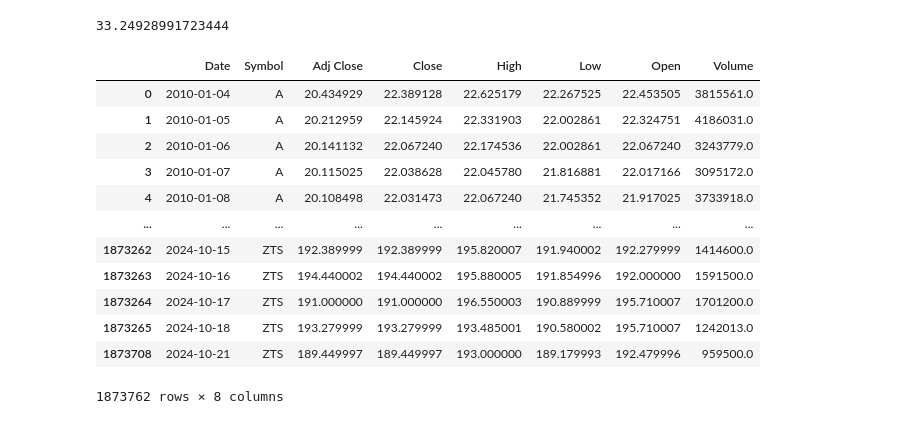
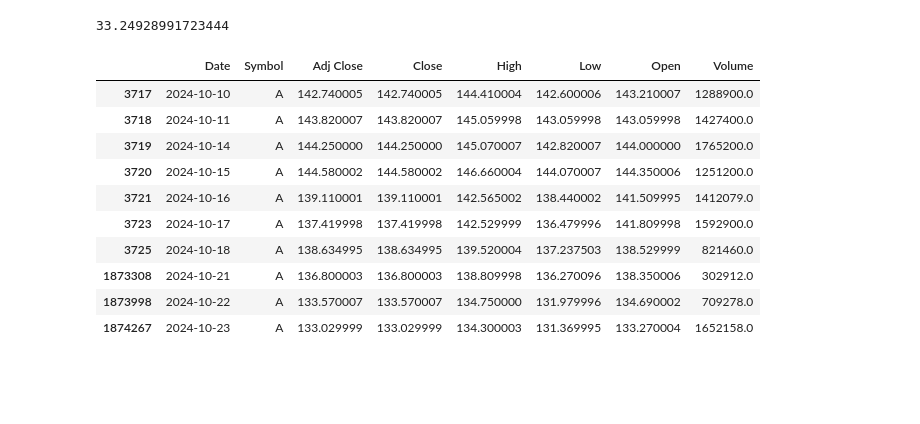
Before and after one commit to uniquedapoet/StockTradingModel, a Jupyter notebook: model_decision_EDA.ipynb, the cells around one changed output. Cells and saved outputs as stored; diff of their text form; code cells hidden in the pictures; blank space fills up the shorter version.

```diff
--- a/model_decision_EDA.ipynb
+++ b/model_decision_EDA.ipynb
@@ -240,18 +240,18 @@ total_movement/len(sim_results['Stock Name'].unique())
 # %%
 import pandas as pd
 sp500 = pd.read_csv('data/sp500_stocks.csv')
 sp500 = sp500.sort_values(by=['Symbol','Date'])
+sp500 = sp500.drop_duplicates(subset=['Symbol', 'Date'], keep='last')
+sp500[sp500['Symbol'] == 'A'].tail(10)
 # %% [output]
 |  | Date | Symbol | Adj Close | Close | High | Low | Open | Volume |
-| 0 | 2010-01-04 | A | 20.434929 | 22.389128 | 22.625179 | 22.267525 | 22.453505 | 3815561.0 |
-| 1 | 2010-01-05 | A | 20.212959 | 22.145924 | 22.331903 | 22.002861 | 22.324751 | 4186031.0 |
-| 2 | 2010-01-06 | A | 20.141132 | 22.067240 | 22.174536 | 22.002861 | 22.067240 | 3243779.0 |
-| 3 | 2010-01-07 | A | 20.115025 | 22.038628 | 22.045780 | 21.816881 | 22.017166 | 3095172.0 |
-| 4 | 2010-01-08 | A | 20.108498 | 22.031473 | 22.067240 | 21.745352 | 21.917025 | 3733918.0 |
-| ... | ... | ... | ... | ... | ... | ... | ... | ... |
-| 1873262 | 2024-10-15 | ZTS | 192.389999 | 192.389999 | 195.820007 | 191.940002 | 192.279999 | 1414600.0 |
-| 1873263 | 2024-10-16 | ZTS | 194.440002 | 194.440002 | 195.880005 | 191.854996 | 192.000000 | 1591500.0 |
-| 1873264 | 2024-10-17 | ZTS | 191.000000 | 191.000000 | 196.550003 | 190.889999 | 195.710007 | 1701200.0 |
-| 1873265 | 2024-10-18 | ZTS | 193.279999 | 193.279999 | 193.485001 | 190.580002 | 195.710007 | 1242013.0 |
-| 1873708 | 2024-10-21 | ZTS | 189.449997 | 189.449997 | 193.000000 | 189.179993 | 192.479996 | 959500.0 |
+| 3717 | 2024-10-10 | A | 142.740005 | 142.740005 | 144.410004 | 142.600006 | 143.210007 | 1288900.0 |
+| 3718 | 2024-10-11 | A | 143.820007 | 143.820007 | 145.059998 | 143.059998 | 143.059998 | 1427400.0 |
+| 3719 | 2024-10-14 | A | 144.250000 | 144.250000 | 145.070007 | 142.820007 | 144.000000 | 1765200.0 |
+| 3720 | 2024-10-15 | A | 144.580002 | 144.580002 | 146.660004 | 144.070007 | 144.350006 | 1251200.0 |
+| 3721 | 2024-10-16 | A | 139.110001 | 139.110001 | 142.565002 | 138.440002 | 141.509995 | 1412079.0 |
+| 3723 | 2024-10-17 | A | 137.419998 | 137.419998 | 142.529999 | 136.479996 | 141.809998 | 1592900.0 |
+| 3725 | 2024-10-18 | A | 138.634995 | 138.634995 | 139.520004 | 137.237503 | 138.529999 | 821460.0 |
+| 1873308 | 2024-10-21 | A | 136.800003 | 136.800003 | 138.809998 | 136.270096 | 138.350006 | 302912.0 |
+| 1873998 | 2024-10-22 | A | 133.570007 | 133.570007 | 134.750000 | 131.979996 | 134.690002 | 709278.0 |
+| 1874267 | 2024-10-23 | A | 133.029999 | 133.029999 | 134.300003 | 131.369995 | 133.270004 | 1652158.0 |
-1873762 rows × 8 columns
```
Also changed, not shown: parts of 1 cell of this notebook, 1 other file.
